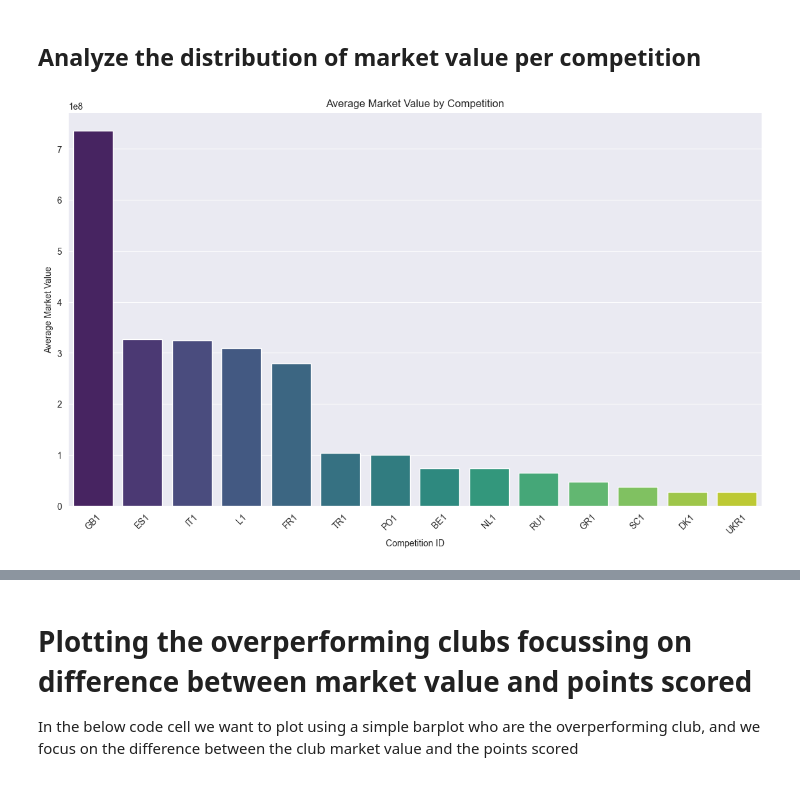
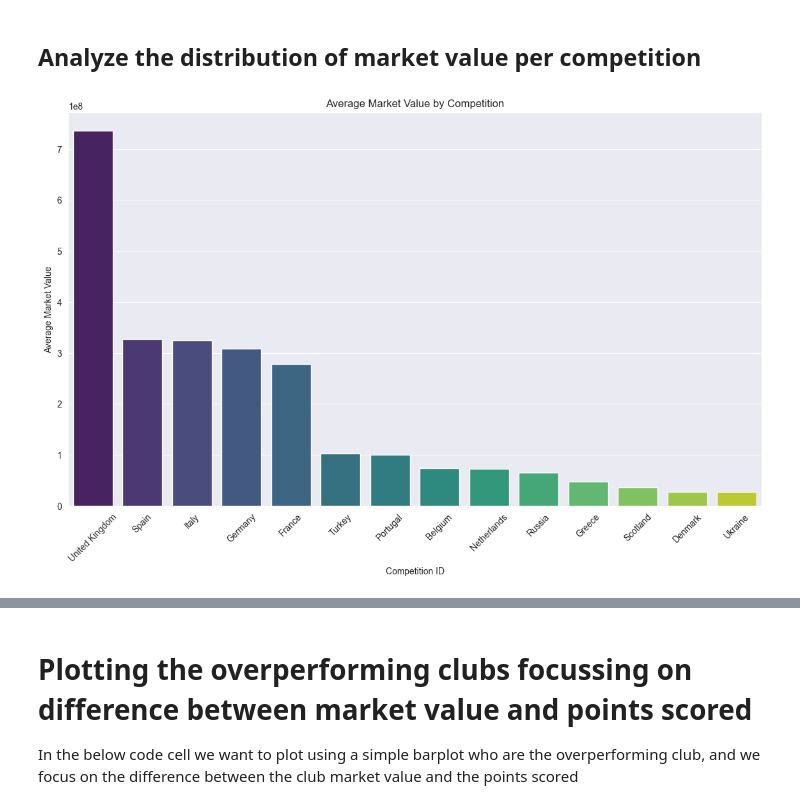
Before and after one commit to BonincontroL/IumTweb_project, a Jupyter notebook: solution/DataAnalysis/JupyterNotebooks/clubvalue_vs_performance.ipynb, the cells around one changed output, grey strips where cells are left out. Saved outputs shown, nothing was run; the diff lists cells and outputs as text; code cells hidden in the pictures.

```diff
--- a/solution/DataAnalysis/JupyterNotebooks/clubvalue_vs_performance.ipynb
+++ b/solution/DataAnalysis/JupyterNotebooks/clubvalue_vs_performance.ipynb
@@ -589,21 +596,23 @@ This is more difficult than the previous case, since, to make this analysis in a
 ## Analyze the distribution of market value per competition
 # %%
 # Group by competition_id and calculate the average market value
-average_competition_value = mean_market_value_per_club.groupby('player_club_domestic_competition_id',)['total_market_value_per_club'].mean().reset_index().sort_values(by='total_market_value_per_club', ascending=False)
-#taking top 5 competitions, we will use this in the overperforming analysis
+average_competition_value = mean_market_value_per_club.groupby(['country_name','player_club_domestic_competition_id'])['total_market_value_per_club'].mean().reset_index().sort_values(by='total_market_value_per_club', ascending=False)
+#Rename England in United Kingdom
+average_competition_value['country_name'] = average_competition_value['country_name'].replace('England', 'United Kingdom')
+#taking the top 5 competitions, we will use this in the overperforming analysis
 top_5_competitions = average_competition_value.head(5)
 # Rename columns for clarity
 average_competition_value.rename(columns={'total_market_value_per_club': 'average_competition_market_value'}, inplace=True)
 # Plot the average market value for each competition
 plt.figure(figsize=(14, 8))
-sns.barplot(data=average_competition_value, x='player_club_domestic_competition_id',hue='player_club_domestic_competition_id', y='average_competition_market_value', palette='viridis', legend=False)
+sns.barplot(data=average_competition_value, x='country_name',hue='country_name', y='average_competition_market_value', palette='viridis', legend=False)
 plt.title('Average Market Value by Competition')
 plt.xlabel('Competition ID')
 plt.ylabel('Average Market Value')
 plt.xticks(rotation=45)
 plt.show()
 # %% [output]
-[figure, old version]
+[figure, new version]
 # %%
 # Creazione della mappa interattiva utilizzando Plotly Express
 fig = px.choropleth(average_competition_value,
```
Also changed, not shown: parts of 31 cells of this notebook, 5 other files.
